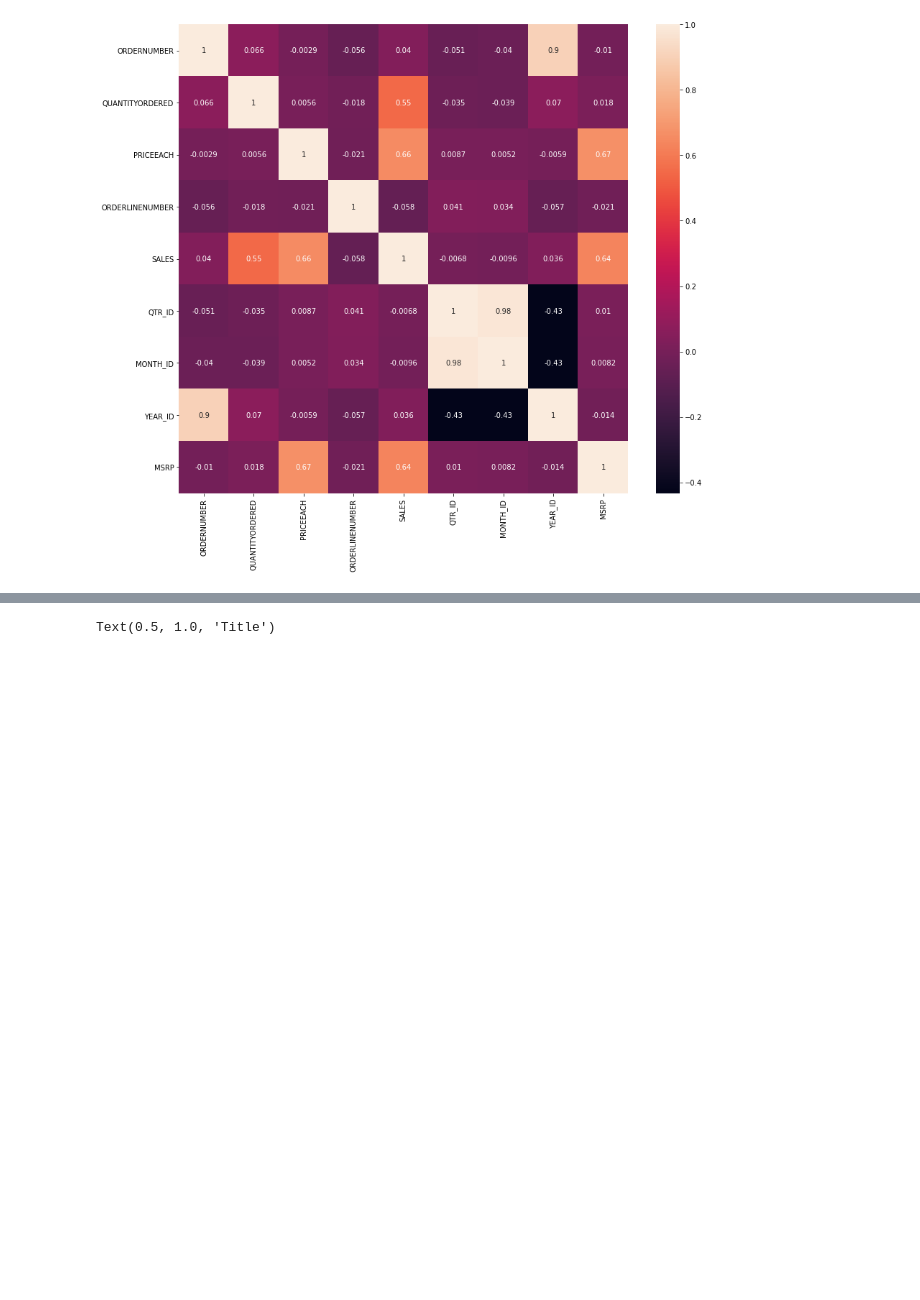
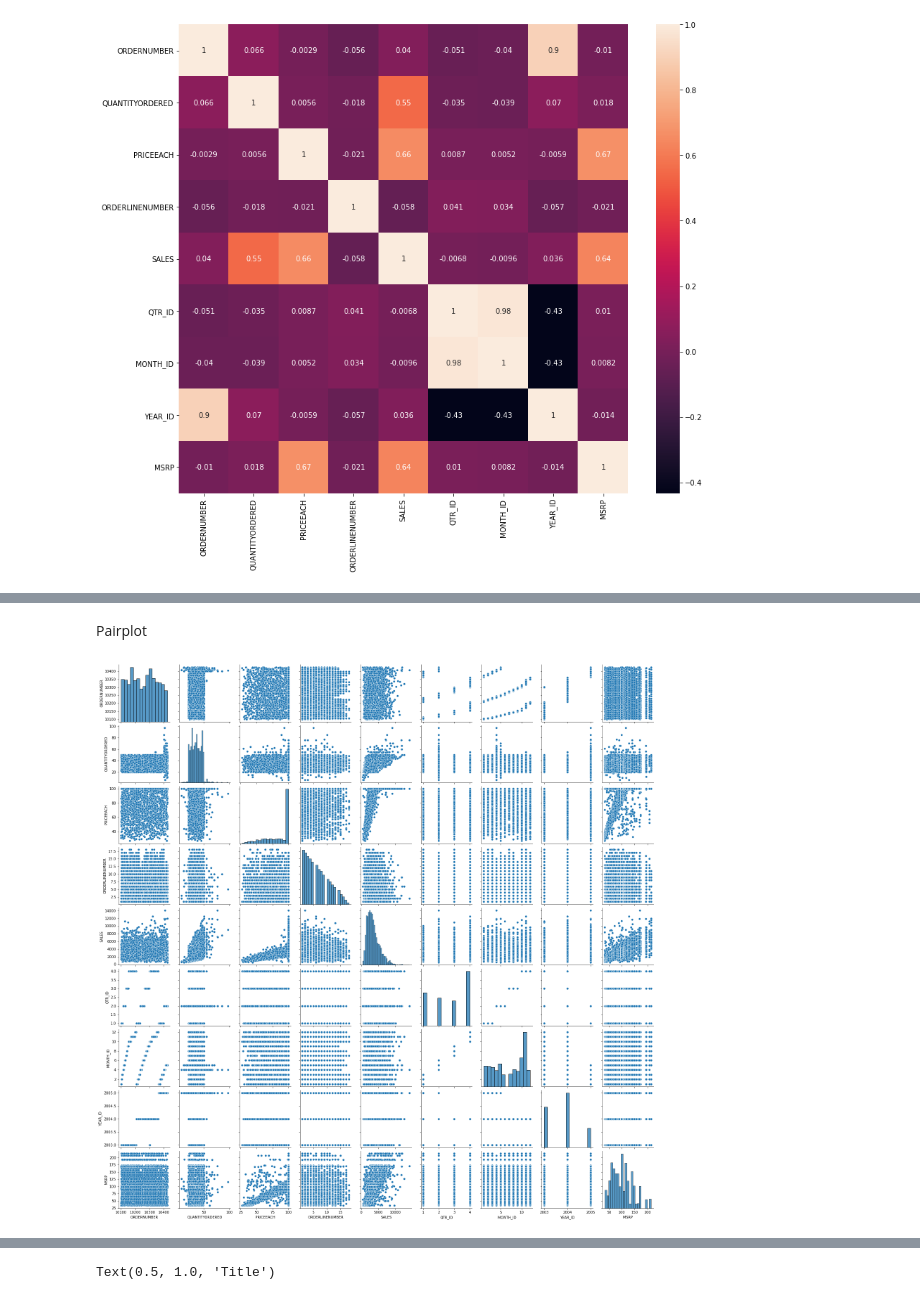
Before and after one commit to njw27/Motorcyle_Data, a Jupyter notebook: exploring_data.ipynb, the cells around one changed output, grey strips where cells are left out. Cells and saved outputs as stored; diff of their text form; code cells hidden in the pictures; blank space fills up the shorter version.

Commit message:
Pairplot added for now

```diff
--- a/exploring_data.ipynb
+++ b/exploring_data.ipynb
@@ -194,0 +205,19 @@ heatmap = sns.heatmap(m_cycle.corr(), annot=True)
+# %% [markdown]
+
+Pairplot
+# %%
+# We will reduce the metrics to those of interest and those that have been engineered
+
+#creating a list of our metrics of interest
+metrics_list = ['ORDERNUMBER', 'QUANTITYORDERED', 'PRICEEACH', 'ORDERLINENUMBER',
+       'SALES', 'ORDERDATE', 'STATUS', 'QTR_ID', 'MONTH_ID', 'YEAR_ID',
+       'PRODUCTLINE', 'MSRP', 'PRODUCTCODE', 'CUSTOMERNAME', 'PHONE',
+       'ADDRESSLINE1', 'ADDRESSLINE2', 'CITY', 'STATE', 'POSTALCODE',
+       'COUNTRY', 'TERRITORY', 'CONTACTLASTNAME', 'CONTACTFIRSTNAME',
+       'DEALSIZE']
+p_plot = m_cycle[metrics_list]
+
+
+sns.pairplot(p_plot);
+# %% [output]
+[figure, added]
```
Also changed, not shown: parts of 3 cells of this notebook.
